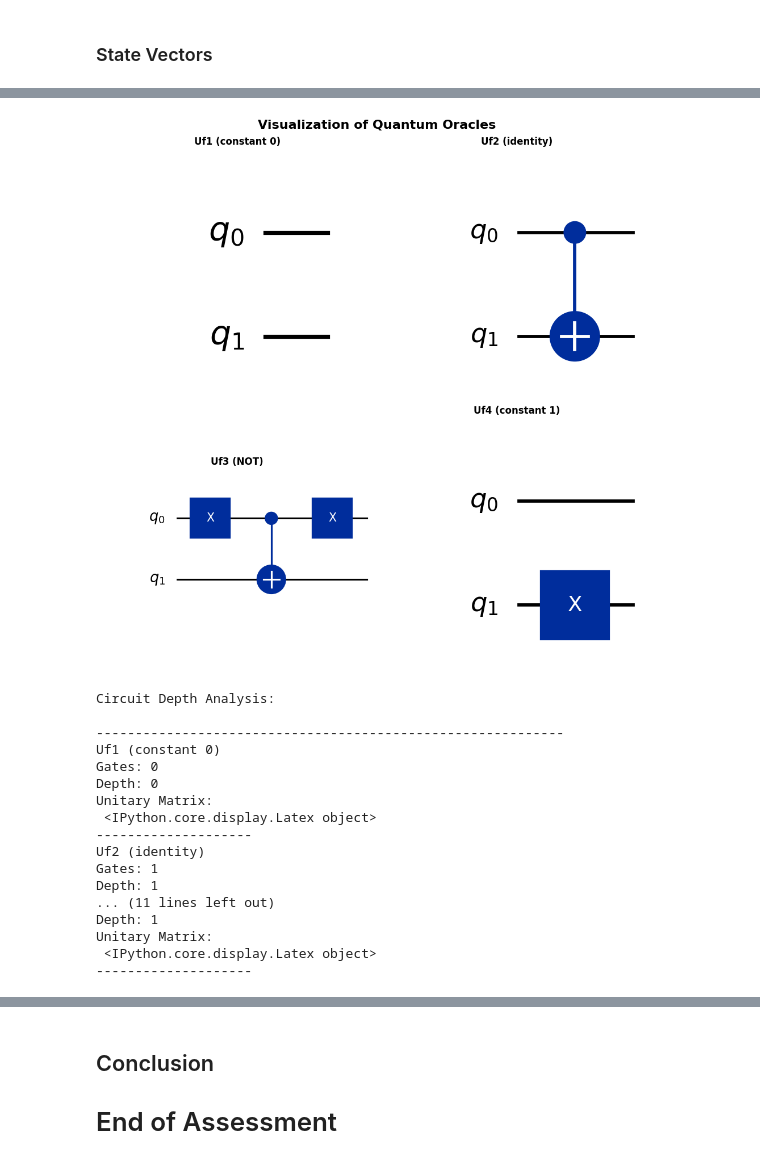
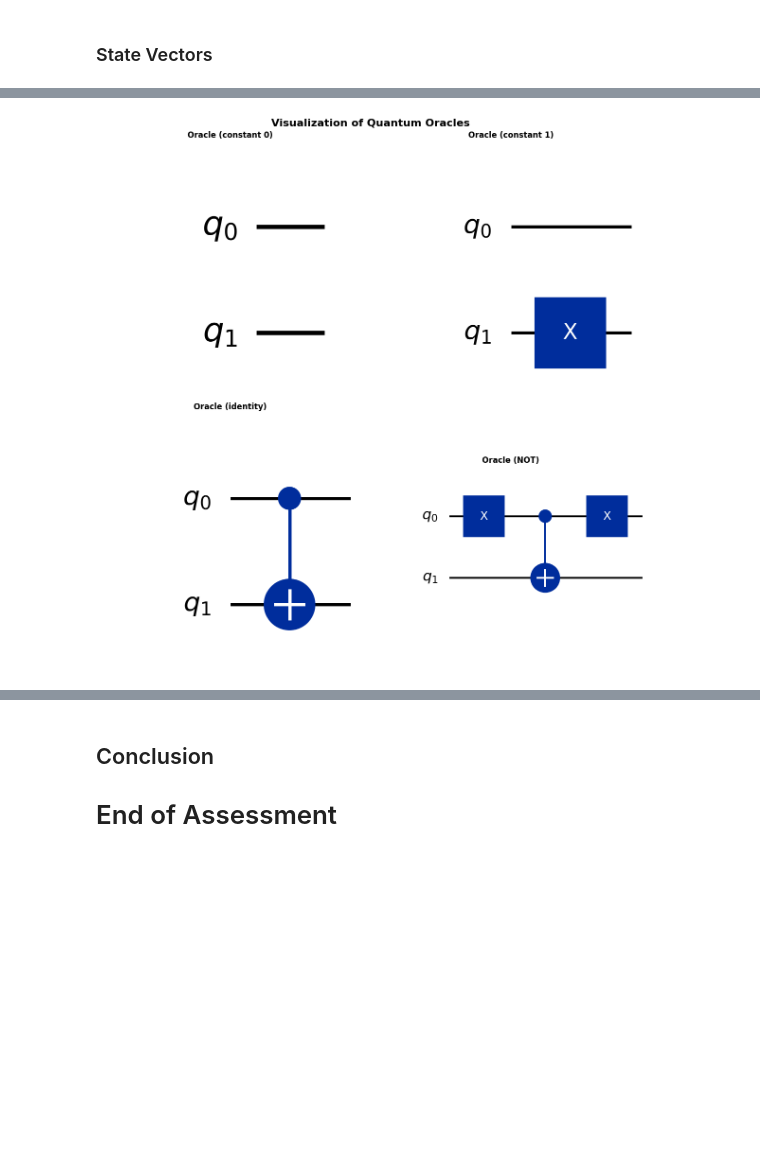
Before and after one commit to tomaspettit2506/ET-G00419414, a Jupyter notebook: problems.ipynb, the cells around one changed output, grey strips where cells are left out. Cells and saved outputs as stored; diff of their text form; code cells hidden in the pictures; blank space fills up the shorter version.

```diff
--- a/problems.ipynb
+++ b/problems.ipynb
@@ -611,18 +754,18 @@ This validates that our quantum oracles correctly encode the classical Boolean f
 # %%
 # Test each oracle on both possible inputs
 oracles = {
-	'Uf1 (constant 0)': oracle_f1(),
-	'Uf2 (identity)': oracle_f2(),
-	'Uf3 (NOT)': oracle_f3(),
-	'Uf4 (constant 1)': oracle_f4()
+	'Oracle (constant 0)': oracle_f0(),
+	'Oracle (constant 1)': oracle_f1(),
+	'Oracle (identity)': oracle_fx(),
+	'Oracle (NOT)': oracle_notx()
 }
 
 # Expected results for each oracle
 expected_results = {
-	'Uf1 (constant 0)': {0: 0, 1: 0},  # Always returns 0
-	'Uf2 (identity)': {0: 0, 1: 1},		# Returns input value
-	'Uf3 (NOT)': {0: 1, 1: 0},			# Returns negation of input
-	'Uf4 (constant 1)': {0: 1, 1: 1}   # Always returns 1
+	'Oracle (constant 0)': {0: 0, 1: 0},		# Always returns 0
+	'Oracle (constant 1)': {0: 1, 1: 1},		# Always returns 1
+	'Oracle (identity)': {0: 0, 1: 1},		# Returns input value
+	'Oracle (NOT)': {0: 1,	1: 0}			# Returns negation of input
 }
 
 print("\nTesting Quantum Oracles:")
@@ -694,60 +831,21 @@ The visual comparison reveals how different classical functions require differen
 # %%
 # Create a figure to display all four oracle circuits
-fig, axes = plt.subplots(2, 2, figsize=(10, 10))
+fig, axes = plt.subplots(2, 2, figsize=(12, 12))
 fig.suptitle("Visualization of Quantum Oracles", fontsize=16, fontweight='bold')
 
-oracle_names = list(oracles.keys())
+oracle_names = [
+	'Oracle (constant 0)', oracle_f0(),
+	'Oracle (constant 1)', oracle_f1(),
+	'Oracle (identity)', oracle_fx(),
+	'Oracle (NOT)', oracle_notx()
+]
 
-# Draw each oracle circuit in its respective subplot
 for i, (name, oracle) in enumerate(oracles.items()):
-    # Resolve oracle circuit safely
-    if isinstance(oracle, QuantumCircuit):
-        oracle_circuit = oracle
-    else:
-        oracle_factory = {
-            'Uf1 (constant 0)': oracle_f1,
-            'Uf2 (identity)': oracle_f2,
-            'Uf3 (NOT)': oracle_f3,
-            'Uf4 (constant 1)': oracle_f4
-        }
-        oracle_circuit = oracle_factory[name]()
-
-    # Draw the oracle circuit in the subplot
-    oracle_circuit.draw(output='mpl', ax=axes[i // 2][i % 2])
     axes[i // 2][i % 2].set_title(name, fontweight='bold')
-
+    oracle.draw(output='mpl', ax=axes[i // 2][i % 2])
+    axes[i // 2][i % 2].axis('off')  # Hide axes for better visualization
 plt.tight_layout()
-plt.savefig('img/quantum_oracles.png')  # Save the figure as a PNG file
+plt.savefig('img/oracle_circuits.png')  # Save the figure as a PNG	file
 plt.show()
-
-# Print circuit depth analysis
-print("\nCircuit Depth Analysis:\n")
-print("-" * 60)
-for name, oracle in oracles.items():
-    if not isinstance(oracle, QuantumCircuit):
-        oracle = oracle_factory[name]()
-
-    print(name)
-    print("Gates:", oracle.size())
-    print("Depth:", oracle.depth())
-    print("Unitary Matrix:\n", colvec(oracle))
-    print("-" * 20)
 # %% [output]
-[figure, old version]
+[figure, new version]
-Circuit Depth Analysis:
-
-------------------------------------------------------------
-Uf1 (constant 0)
-Gates: 0
-Depth: 0
-Unitary Matrix:
- <IPython.core.display.Latex object>
---------------------
-Uf2 (identity)
-Gates: 1
-Depth: 1
-... (11 lines left out)
-Depth: 1
-Unitary Matrix:
- <IPython.core.display.Latex object>
---------------------
```
Also changed, not shown: parts of 25 cells of this notebook.
